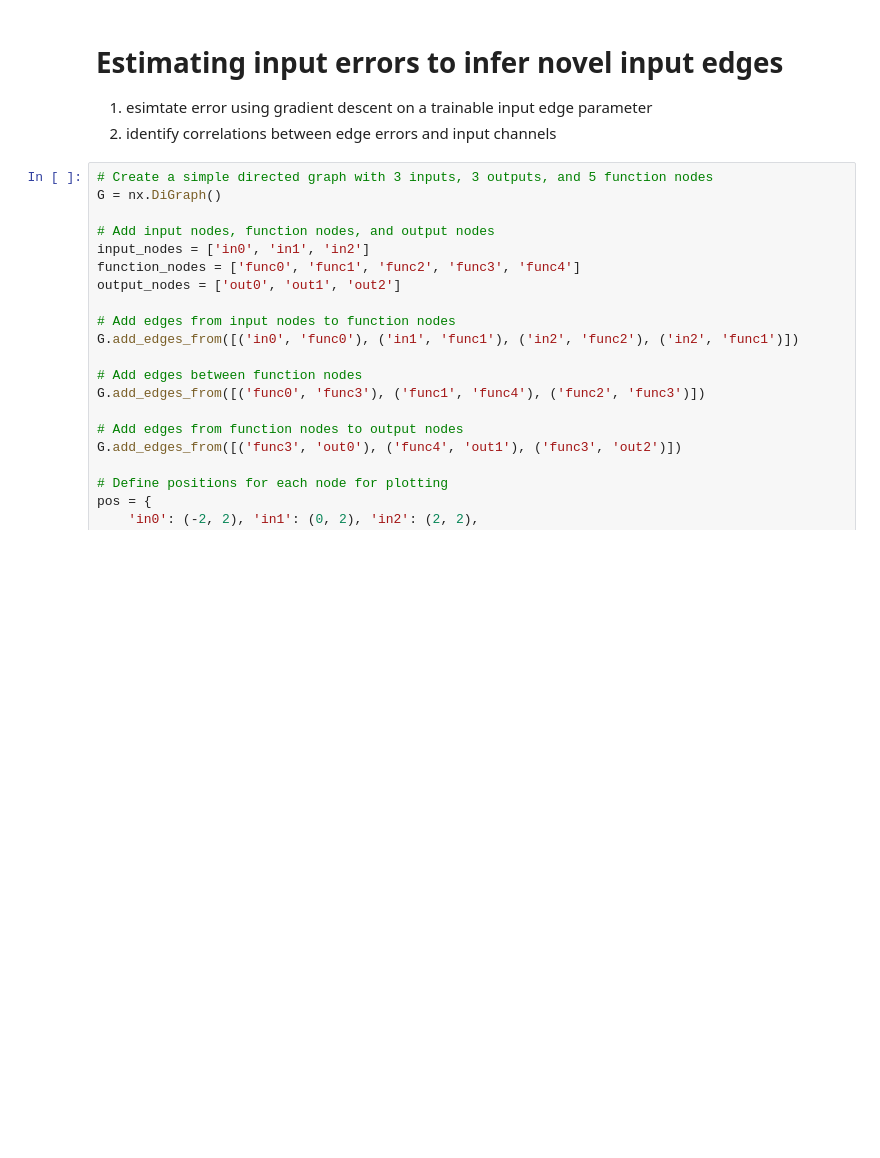
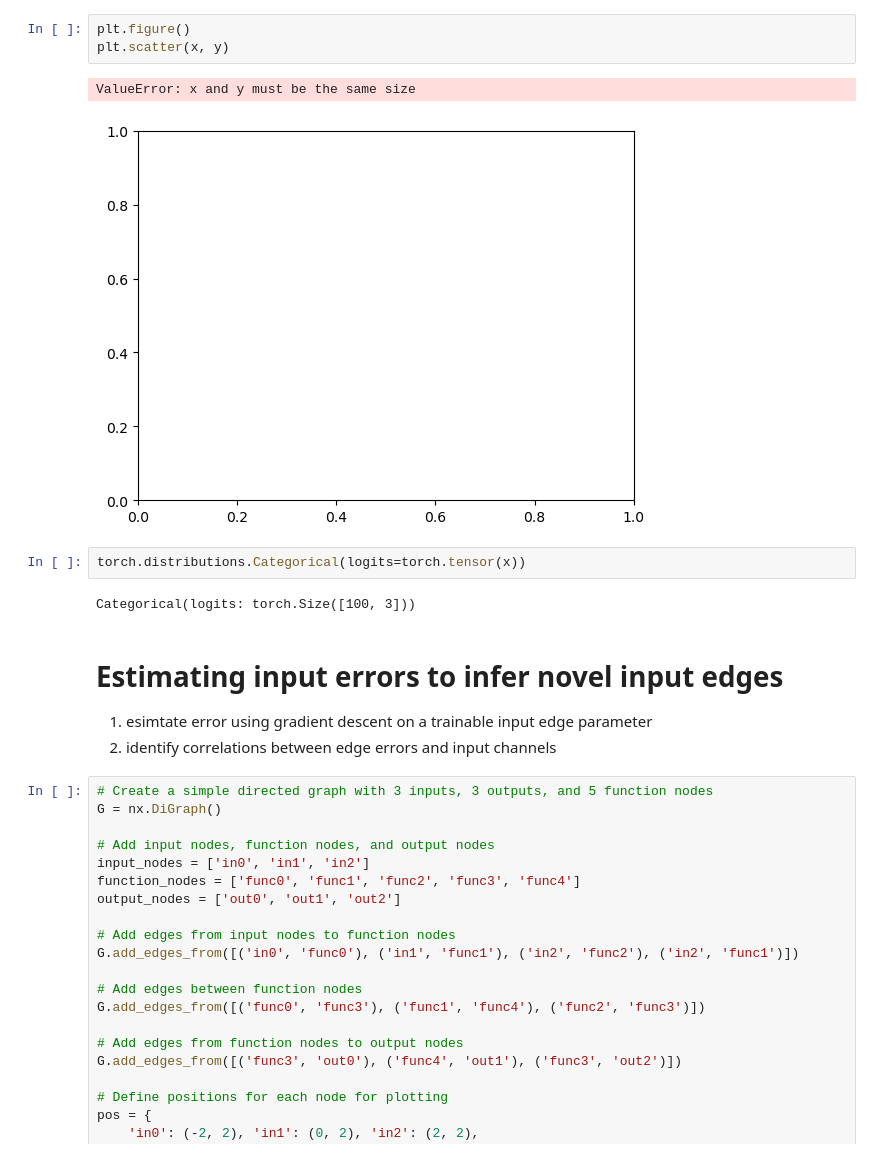
Before and after one commit to nathanieljevans/GSNN, a Jupyter notebook: docs/tutorials/dev/00_dev.ipynb, the cells around one changed output. Saved outputs shown, nothing was run; the diff lists cells and outputs as text; blank space fills up the shorter version.

```diff
--- a/docs/tutorials/dev/00_dev.ipynb
+++ b/docs/tutorials/dev/00_dev.ipynb
@@ -31,3 +276,13 @@ The autoreload extension is already loaded. To reload it, use:
+# %%
+plt.figure()
+plt.scatter(x, y)
+# %% [output]
+ValueError: x and y must be the same size
+[figure, added]
+# %%
+torch.distributions.Categorical(logits=torch.tensor(x))
+# %% [output]
+Categorical(logits: torch.Size([100, 3]))
 # %% [markdown]
 # Estimating input errors to infer novel input edges
 
```
Also changed, not shown: parts of 14 cells of this notebook, 1 other file.
